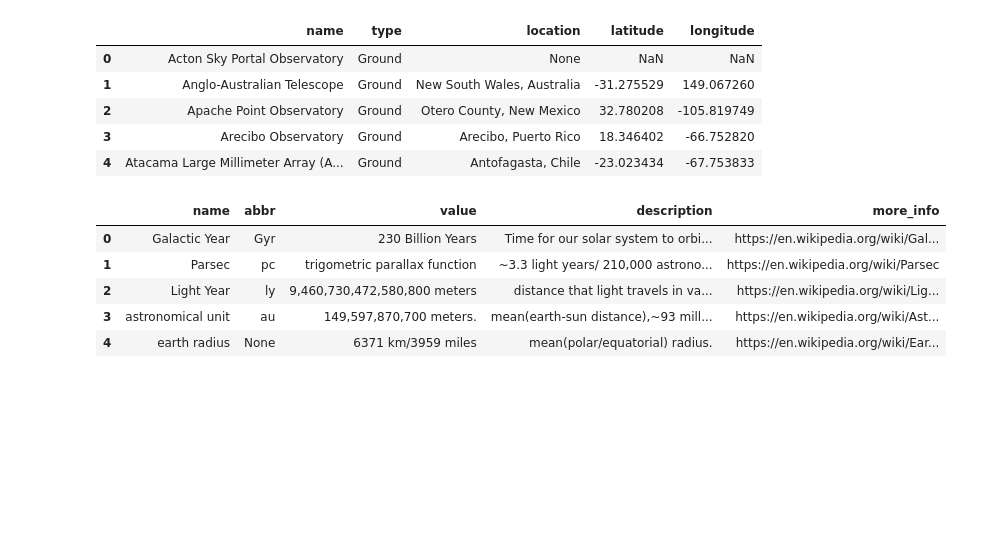
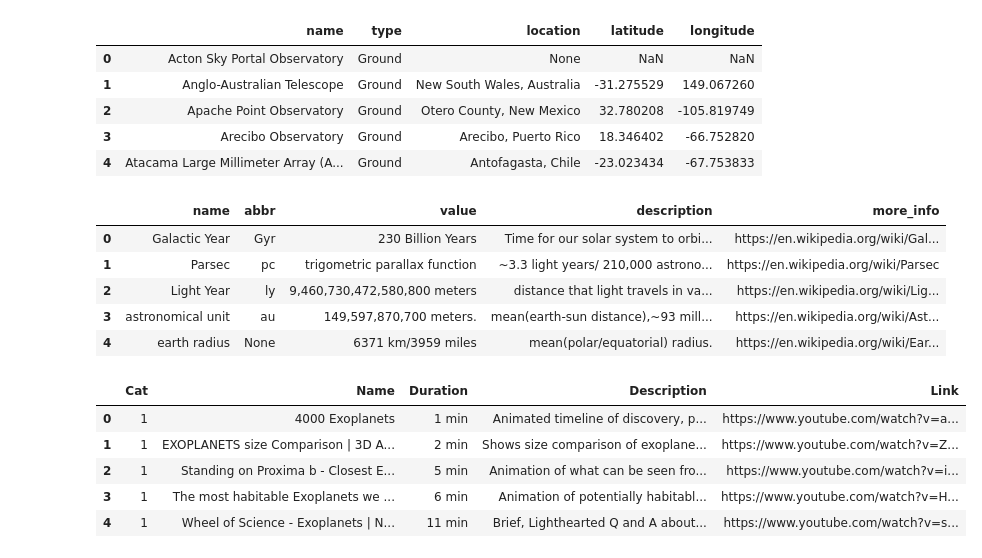
Before and after one commit to dougbhigh/ETL-Project, a Jupyter notebook: main.ipynb, the cells around one changed output. Drawn from its saved outputs; the diff is of its cells as text; code cells hidden in the pictures; blank space fills up the shorter version.

Commit message:
P2 add further interest table

```diff
--- a/main.ipynb
+++ b/main.ipynb
@@ -483,6 +488,20 @@ pd.read_sql_query("select * from glossary", engine).head()
 | 2 | Light Year | ly | 9,460,730,472,580,800 meters | distance that light travels in va... | https://en.wikipedia.org/wiki/Lig... |
 | 3 | astronomical unit | au | 149,597,870,700 meters. | mean(earth-sun distance),~93 mill... | https://en.wikipedia.org/wiki/Ast... |
 | 4 | earth radius | None | 6371 km/3959 miles | mean(polar/equatorial) radius. | https://en.wikipedia.org/wiki/Ear... |
+# %%
+########################################
+#08.6   Verify further interest        #
+#   - give head of select all query.   #
+########################################
+
+pd.read_sql_query("select * from further_interest", engine).head()
+# %% [output]
+|  | Cat | Name | Duration | Description | Link |
+| 0 | 1 | 4000 Exoplanets | 1 min | Animated timeline of discovery, p... | https://www.youtube.com/watch?v=a... |
+| 1 | 1 | EXOPLANETS size Comparison | 3D A... | 2 min | Shows size comparison of exoplane... | https://www.youtube.com/watch?v=Z... |
+| 2 | 1 | Standing on Proxima b - Closest E... | 5 min | Animation of what can be seen fro... | https://www.youtube.com/watch?v=i... |
+| 3 | 1 | The most habitable Exoplanets we ... | 6 min | Animation of potentially habitabl... | https://www.youtube.com/watch?v=H... |
+| 4 | 1 | Wheel of Science - Exoplanets | N... | 11 min | Brief, Lighthearted Q and A about... | https://www.youtube.com/watch?v=s... |
 # %%
 ###  END OF PROGRAM   ###
 # %%
```
Also changed, not shown: parts of 3 cells of this notebook, 2 other files.
